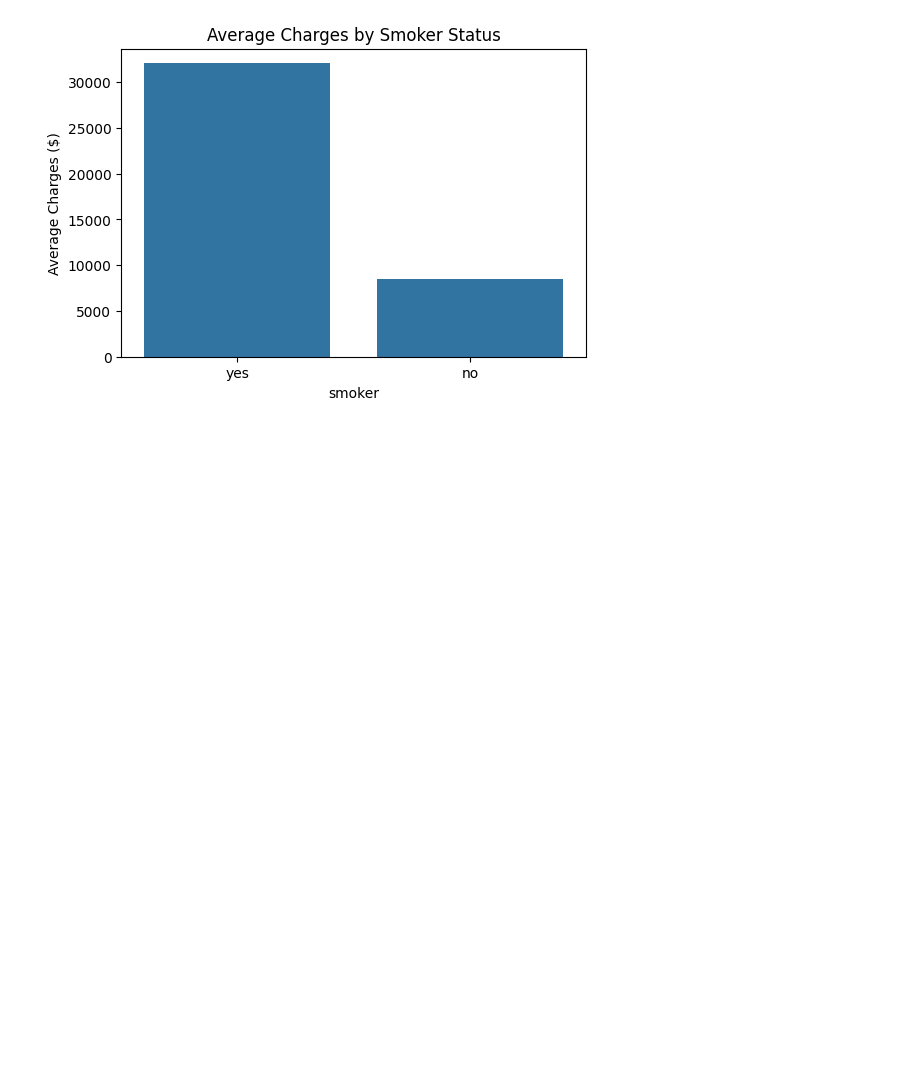
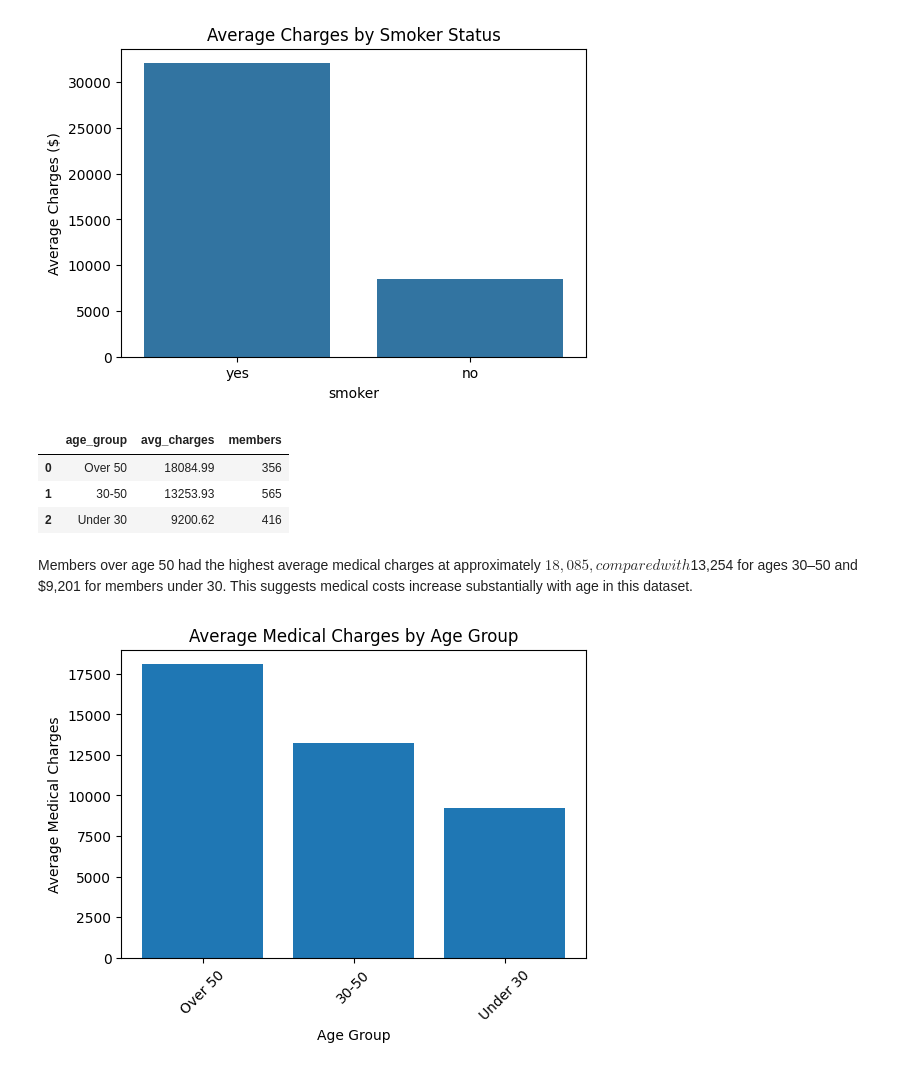
Before and after one commit to aetabid/medical_insurance_cost_prediction, a Jupyter notebook: notebooks/02_sql_queries.ipynb, the cells around one changed output. Drawn from its saved outputs; the diff is of its cells as text; code cells hidden in the pictures; blank space fills up the shorter version.

Commit message:
Expand medical insurance analysis with SQL insights

```diff
--- a/notebooks/02_sql_queries.ipynb
+++ b/notebooks/02_sql_queries.ipynb
@@ -40,3 +65,41 @@ plt.ylabel("Average Charges ($)")
 plt.show()
 # %% [output]
 [figure]
+# %%
+# Q2 Which age groups have the highest average medical charges?
+
+query2 = """
+
+SELECT
+    CASE
+        WHEN age < 30 THEN 'Under 30'
+        WHEN age BETWEEN 30 AND 50 THEN '30-50'
+        WHEN age > 50 THEN 'Over 50'
+    END AS age_group,
+    ROUND(AVG(charges), 2) as avg_charges,
+    COUNT(*) as members
+FROM insurance
+GROUP BY age_group
+ORDER BY avg_charges DESC
+
+"""
+pd.read_sql(query2, conn)
+# %% [output]
+|  | age_group | avg_charges | members |
+| 0 | Over 50 | 18084.99 | 356 |
+| 1 | 30-50 | 13253.93 | 565 |
+| 2 | Under 30 | 9200.62 | 416 |
+# %% [markdown]
+Members over age 50 had the highest average medical charges at approximately $18,085, compared with $13,254 for ages 30–50 and $9,201 for members under 30. This suggests medical costs increase substantially with age in this dataset.
+# %%
+result2 = pd.read_sql(query2, conn)
+
+plt.figure(figsize=(6, 4))
+plt.bar(result2['age_group'], result2['avg_charges'])
+plt.xlabel('Age Group')
+plt.ylabel('Average Medical Charges')
+plt.title('Average Medical Charges by Age Group')
+plt.xticks(rotation=45)
+plt.show()
+# %% [output]
+[figure, added]
```
Also changed, not shown: parts of 16 cells of this notebook.
